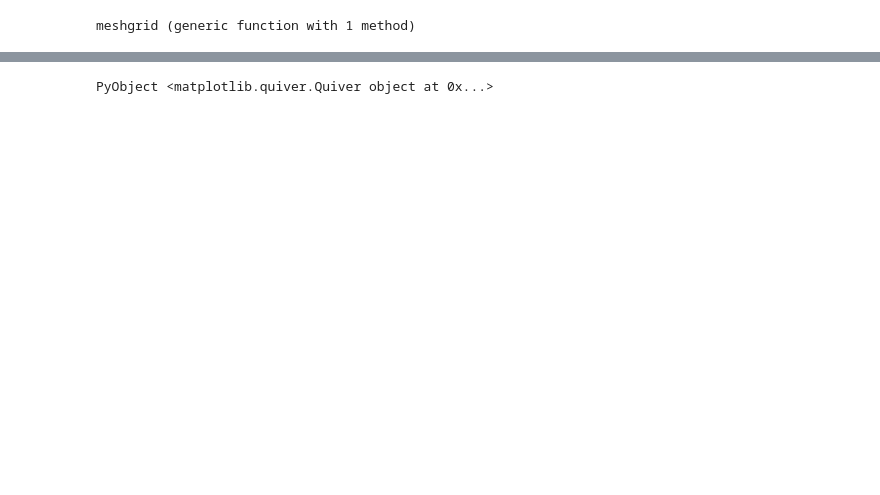
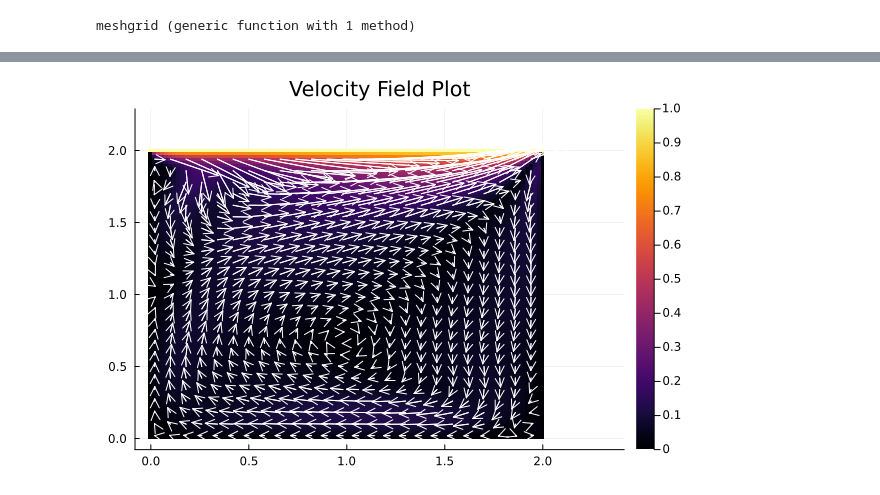
Before and after one commit to Fuad-HH/CFDJulia, a Jupyter notebook: step11.ipynb, the cells around one changed output, grey strips where cells are left out. Cells and saved outputs as stored; diff of their text form; code cells hidden in the pictures; blank space fills up the shorter version.

```diff
--- a/step11.ipynb
+++ b/step11.ipynb
@@ -145,6 +140,9 @@ X, Y = meshgrid(x,y)
-# %%
-using PyPlot
-streamplot(X, Y, u, v)
-quiver(X, Y, u, v)
-# %% [output]
-PyObject <matplotlib.quiver.Quiver object at 0x...>
+# %%
+heatmap(x, y, sqrt.(u.^2+v.^2), levels=20, title="Velocity Magnitude Plot")
+# lower the number of arrows to make the plot look better
+# take every third arrow and exclude the boundaries
+quiver!(X[2:4:end-1, 2:4:end-1], Y[2:4:end-1, 2:4:end-1],
+        quiver=(u[2:4:end-1, 2:4:end-1], v[2:4:end-1, 2:4:end-1]),
+        title="Velocity Field Plot", lc=:white)
+# %% [output]
+[figure, added]
```
Also changed, not shown: parts of 4 cells of this notebook.
